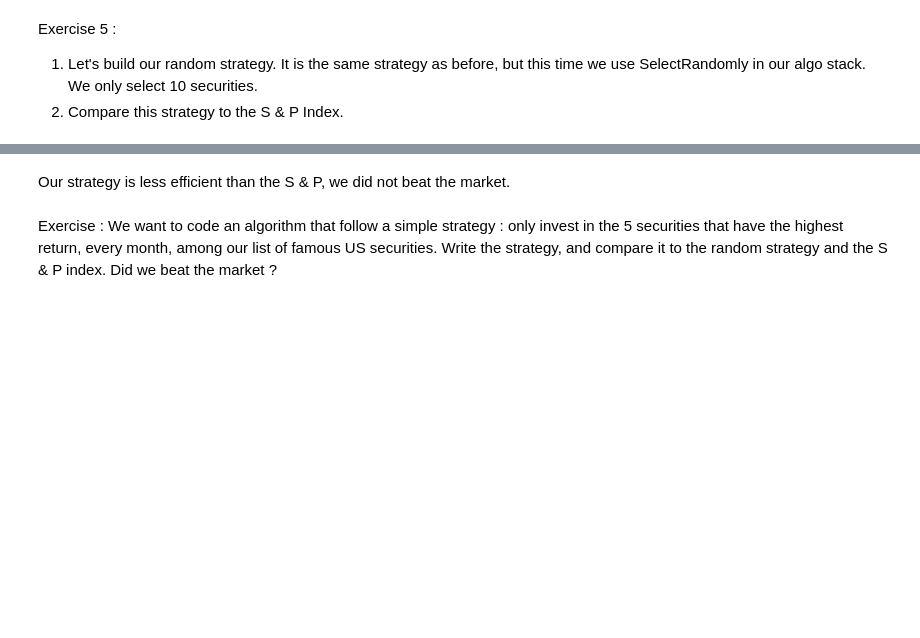
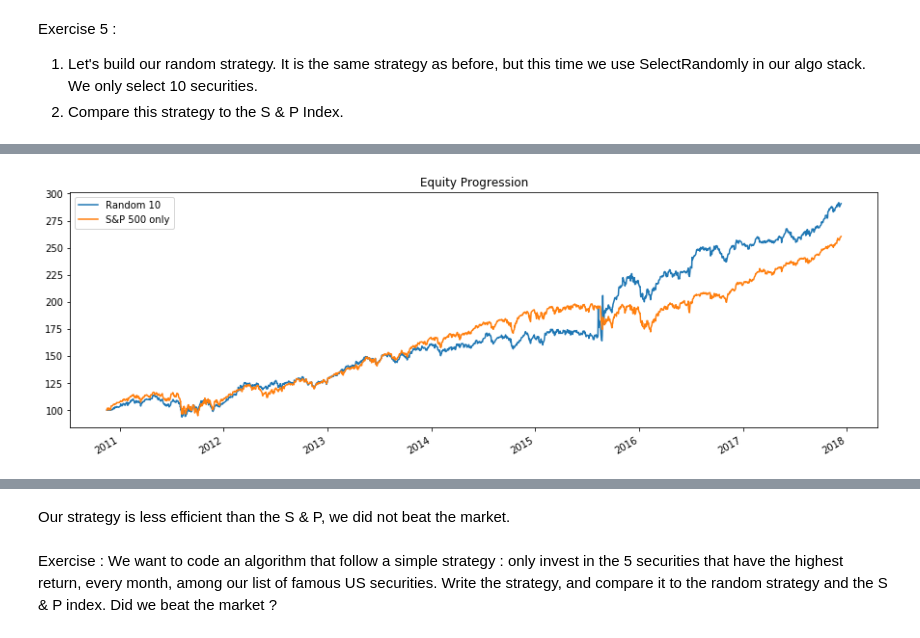
Before and after one commit to nicolasmauhe/computational_finance, a Jupyter notebook: course.ipynb, the cells around one changed output, grey strips where cells are left out. Cells and saved outputs as stored; diff of their text form; code cells hidden in the pictures; blank space fills up the shorter version.

```diff
--- a/course.ipynb
+++ b/course.ipynb
@@ -228,6 +422,6 @@ Let's see how we can select specific equities based on conditions. The algos we
 # %% [markdown]
 We will use SelectRandomly to conduct a quick experiment. We will choose at random 10 securities among some of the most famous US companies, and invest in them equally
 # %%
-equity_list = ['AAPL', 'MCD', 'MSFT', 'TGT', 'GE', 'AMZN', 'T', 'UPS', 'GM', 'IBM', 'PEP', 'VZ', 'DIS', 'INTC', 'FORD', 'CMCSA', 'IEF']
+equity_list = ['AAPL', 'MCD', 'MSFT', 'TGT', 'GE', 'AMZN', 'T', 'UPS', 'GM', 'IBM', 'PEP', 'VZ', 'DIS', 'INTC', 'FORD', 'CMCSA', 'IEF', 'SPY']
 data = bt.get(equity_list, start='2010-01-01')
 print data.head()
@@ -239,0 +450,10 @@ Solution
+# %%
+s_random = bt.Strategy('Random 10',
+                       [bt.algos.RunMonthly(),
+                       bt.algos.SelectRandomly(10),
+                       bt.algos.WeighEqually(),
+                       bt.algos.Rebalance()])
+
+b_random = bt.Backtest(s_random, data)
+
+result = bt.run(b_random, b_spy)
@@ -240,3 +463,5 @@ Solution
 # %%
 result.set_riskfree_rate(riskfree_rate)
-result.display()
+result.plot()
+# %% [output]
+[figure, added]
```
Also changed, not shown: parts of 97 cells of this notebook.
